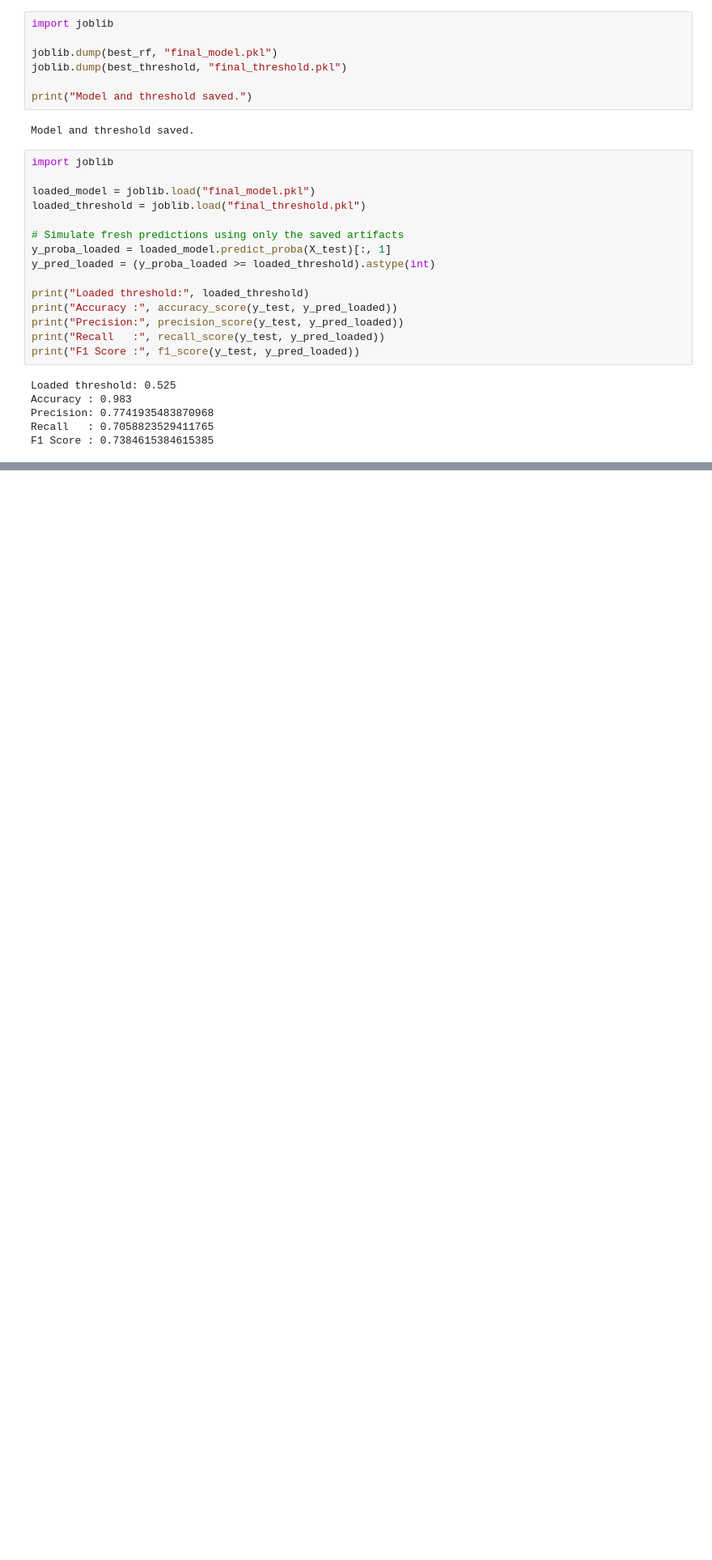
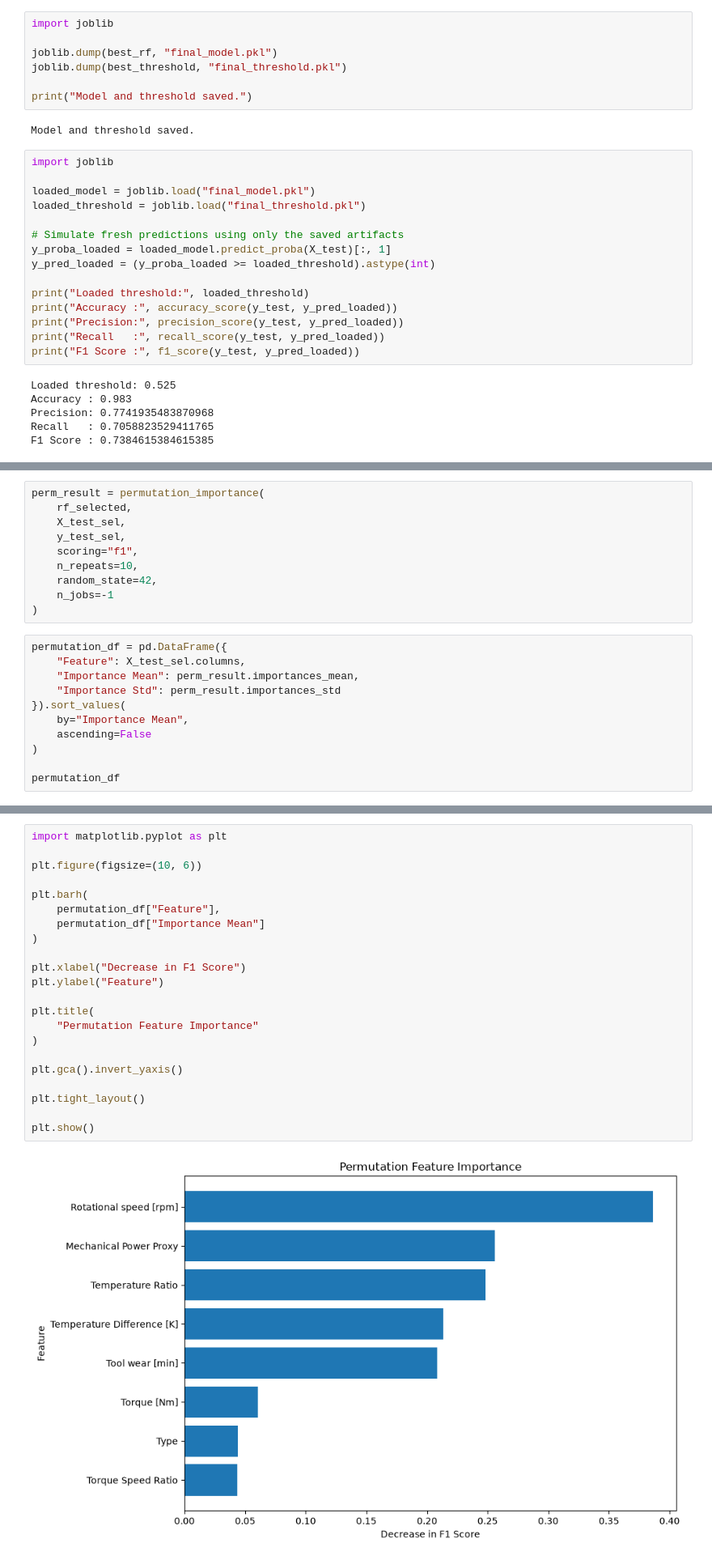
Before and after one commit to Quantumdata66/Machine_Failure_Prediction, a Jupyter notebook: Notebook/01_data_exploration.ipynb, the cells around one changed output, grey strips where cells are left out. Shown at 81% size. Saved outputs shown, nothing was run; the diff lists cells and outputs as text; blank space fills up the shorter version.

```diff
--- a/Notebook/01_data_exploration.ipynb
+++ b/Notebook/01_data_exploration.ipynb
@@ -767,0 +1177,21 @@ F1 Score : 0.7384615384615385
+# %%
+perm_result = permutation_importance(
+    rf_selected,
+    X_test_sel,
+    y_test_sel,
+    scoring="f1",
+    n_repeats=10,
+    random_state=42,
+    n_jobs=-1
+)
+# %%
+permutation_df = pd.DataFrame({
+    "Feature": X_test_sel.columns,
+    "Importance Mean": perm_result.importances_mean,
+    "Importance Std": perm_result.importances_std
+}).sort_values(
+    by="Importance Mean",
+    ascending=False
+)
+
+permutation_df
@@ -767,0 +1208,24 @@ F1 Score : 0.7384615384615385
+# %%
+import matplotlib.pyplot as plt
+
+plt.figure(figsize=(10, 6))
+
+plt.barh(
+    permutation_df["Feature"],
+    permutation_df["Importance Mean"]
+)
+
+plt.xlabel("Decrease in F1 Score")
+plt.ylabel("Feature")
+
+plt.title(
+    "Permutation Feature Importance"
+)
+
+plt.gca().invert_yaxis()
+
+plt.tight_layout()
+
+plt.show()
+# %% [output]
+[figure, added]
```
Also changed, not shown: parts of 37 cells of this notebook, 3 other files.
